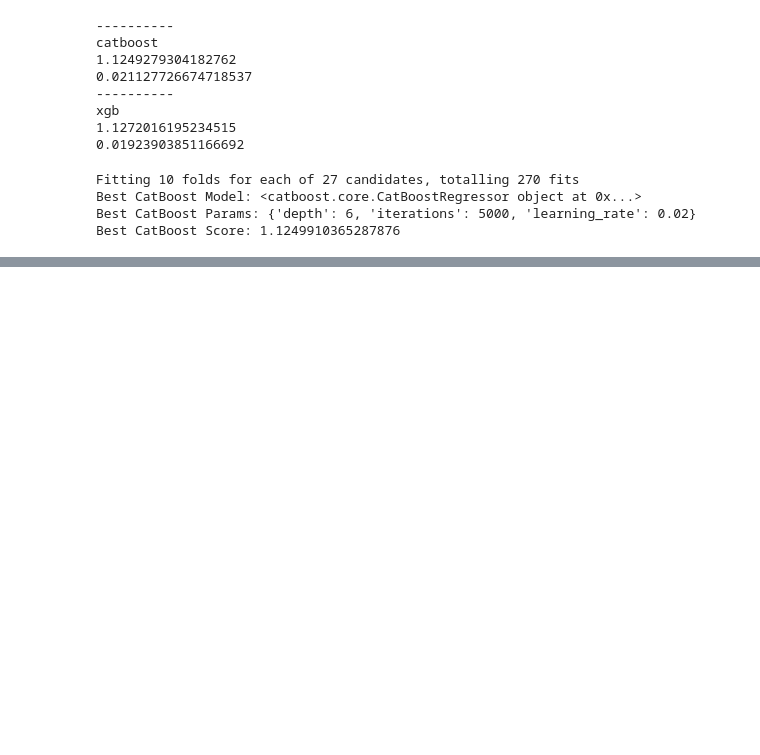
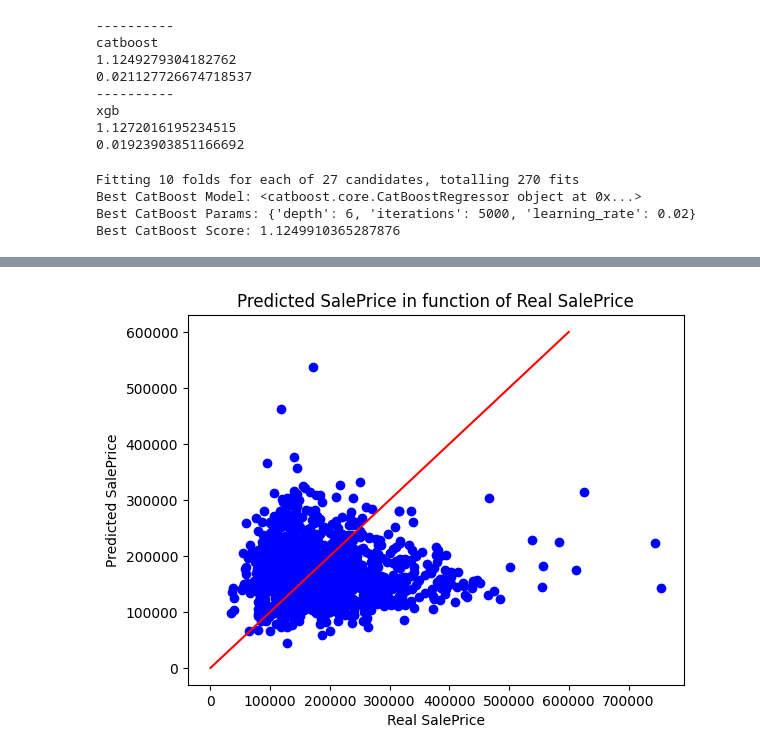
Before and after one commit to Marcus-vinicius-pcs/ep_ciencia_de_dados, a Jupyter notebook: ep_cida/eda.ipynb, the cells around one changed output, grey strips where cells are left out. Saved outputs shown, nothing was run; the diff lists cells and outputs as text; code cells hidden in the pictures; blank space fills up the shorter version.

```diff
--- a/ep_cida/eda.ipynb
+++ b/ep_cida/eda.ipynb
@@ -561,0 +593,12 @@ submission.to_csv('submission.csv', index=False)
+# %%
+y_test = df[df["ind"].eq("train")].get("SalePrice")
+y_test = y_test.drop([0])
+y_pred = df_sub["SalePrice"].values.tolist()
+plt.plot(y_test, y_pred, 'bo')
+plt.plot([0, 600000], [0, 600000], 'r-')
+plt.ylabel('Predicted SalePrice')
+plt.xlabel('Real SalePrice')
+plt.title('Predicted SalePrice in function of Real SalePrice')
+plt.show()
+# %% [output]
+[figure, added]
```
Also changed, not shown: parts of 2 cells of this notebook.
